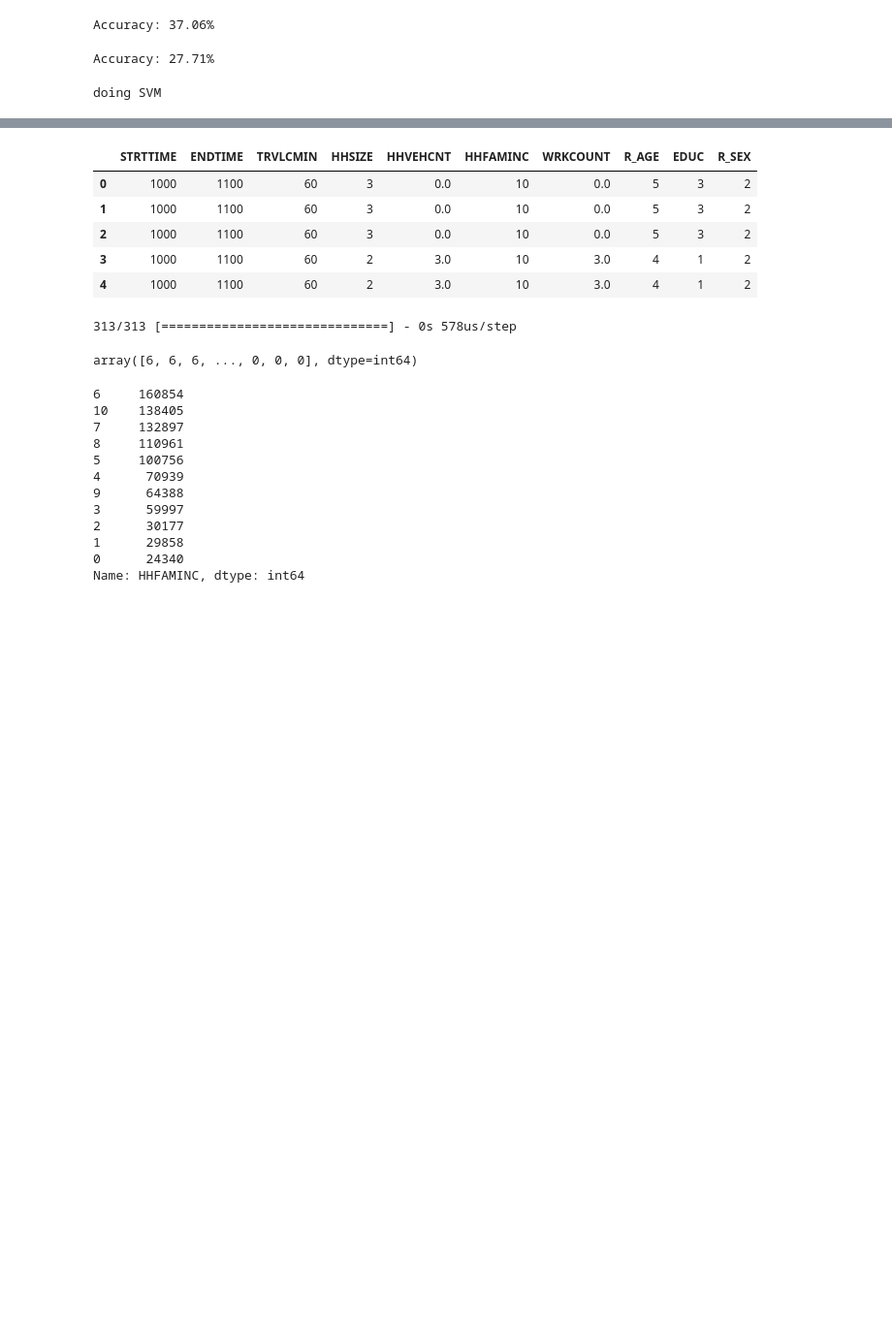
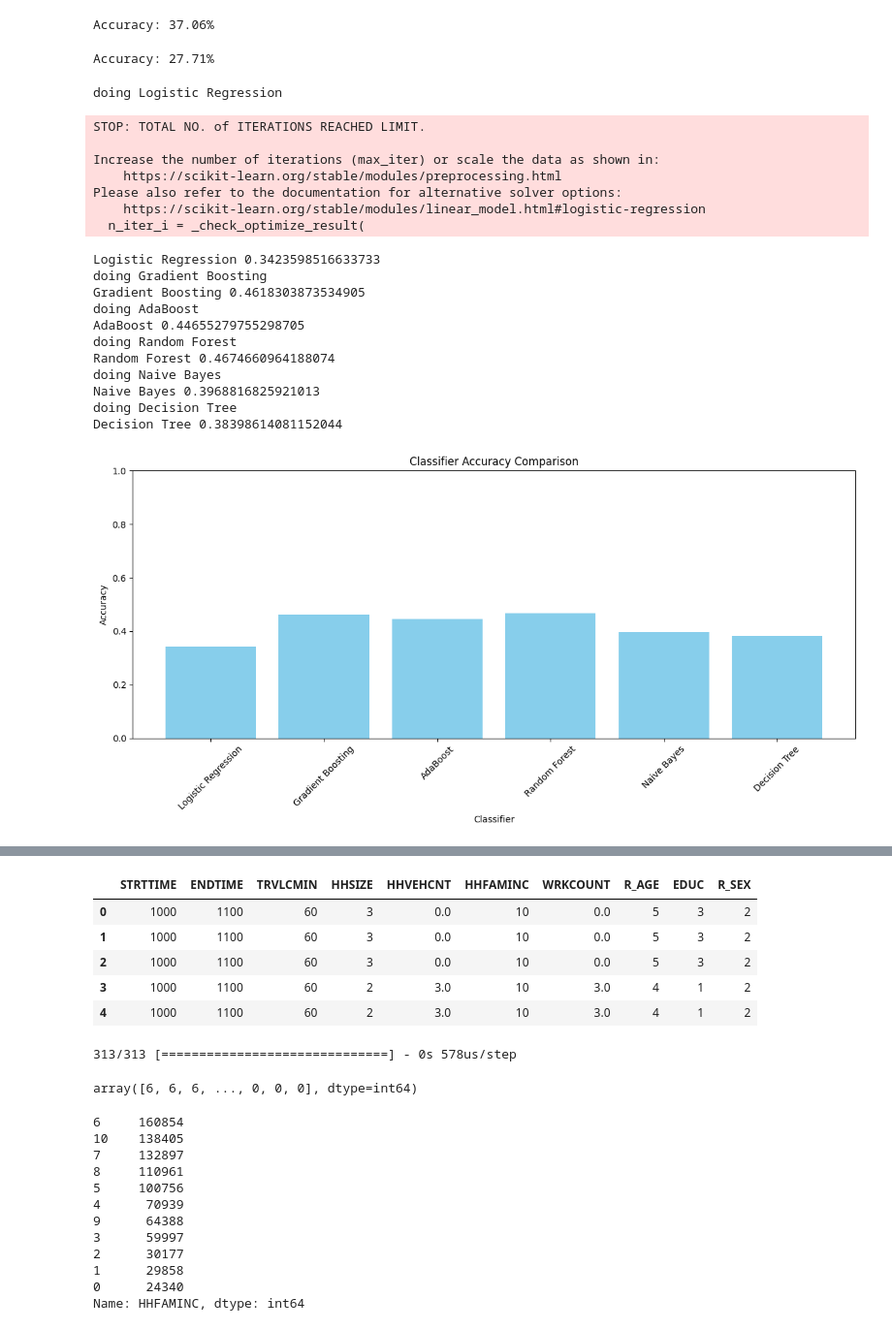
Before and after one commit to abuudarda/synthetic-population-simulation, a Jupyter notebook: Model/trainer_divided.ipynb, the cells around one changed output, grey strips where cells are left out. Shown at 97% size. Saved outputs shown, nothing was run; the diff lists cells and outputs as text; code cells hidden in the pictures; blank space fills up the shorter version.

```diff
--- a/Model/trainer_divided.ipynb
+++ b/Model/trainer_divided.ipynb
@@ -5,7 +5,7 @@ import pandas as pd
 file_path = "C:\\Users\\abubabu\\Documents\\GitHub\\synthetic-population-simulation\\NHTS Data Parser\\HH Data Parser\\trippub.csv"
 # df = pd.read_csv(file_path)
 
-columns_to_keep = ['TRPACCMP','HOUSEID', 'PERSONID',"STRTTIME","ENDTIME",'TRVLCMIN', 'R_SEX', 'R_AGE', 'WRKCOUNT','HHVEHCNT', 'HHSIZE','EDUC','WHYTRP1S','HHFAMINC']
+columns_to_keep = ['DWELTIME','HOUSEID', 'PERSONID',"STRTTIME","ENDTIME",'TRVLCMIN', 'R_SEX', 'WRKCOUNT','HHVEHCNT', 'HHSIZE','EDUC','WHYTRP1S','HHFAMINC']
 final_data = pd.read_csv(file_path,usecols=columns_to_keep)
 # %%
 def translateAge(age):
@@ -60,7 +60,7 @@ def translateTSum(ts):
     else : return 0
 # %%
 import datetime
-final_data['R_AGE'] = final_data.apply(lambda row: translateAge(row['R_AGE']), axis=1)
+# final_data['R_AGE'] = final_data.apply(lambda row: translateAge(row['R_AGE']), axis=1)
 # final_data['R_RACE'] = final_data.apply(lambda row: translateRace(row['R_RACE']), axis=1)
 final_data['HHFAMINC'] = final_data.apply(lambda row: translateInc(row['HHFAMINC']), axis=1)
 final_data['WHYTRP1S'] = final_data.apply(lambda row: translateTSum(row['WHYTRP1S']), axis=1)
@@ -134,6 +130,8 @@ array([[-1.11390705, -1.07630199, -0.50266214, ..., -0.1048354 ,
          0.54369188,  0.85813544]])
 # %%
 # Create the neural network model
+y_train_oh = tf.keras.utils.to_categorical(y_train, num_classes)
+y_test_oh = tf.keras.utils.to_categorical(y_test, num_classes)
 model = Sequential()
 model.add(Dense(64, input_dim=X_train_scaled.shape[1], activation='relu'))
 model.add(Dense(32, activation='relu'))
@@ -143,11 +141,11 @@ model.add(Dense(num_classes, activation='softmax'))
 model.compile(loss='categorical_crossentropy', optimizer='adam', metrics=['accuracy'])
 
 # Train the model
-model.fit(X_train_scaled, y_train, epochs=3, batch_size=32, validation_data=(X_test_scaled, y_test))
+model.fit(X_train_scaled, y_train_oh, epochs=5, batch_size=32, validation_data=(X_test_scaled, y_test_oh))
 # model.fit(X_train, y, epochs=3, batch_size=32, validation_split=0.2)
 
 # Evaluate the model
-loss, accuracy = model.evaluate(X_test_scaled, y_test)
+loss, accuracy = model.evaluate(X_test_scaled, y_test_oh)
 print("Test loss:", loss)
 print("Test accuracy:", accuracy)
 # %% [output]
@@ -201,54 +203,64 @@ import matplotlib.pyplot as plt
 from sklearn.svm import SVC
 from sklearn.neighbors import KNeighborsClassifier
 from sklearn.linear_model import LogisticRegression
 from sklearn.ensemble import GradientBoostingClassifier, AdaBoostClassifier, RandomForestClassifier
 from sklearn.naive_bayes import GaussianNB
 from sklearn.tree import DecisionTreeClassifier
 from sklearn.metrics import accuracy_score
 
 # Initialize classifiers
 classifiers = {
-    'SVM': SVC(),
-    'KNN': KNeighborsClassifier(),
+    # 'SVM': SVC(),
+    # 'KNN': KNeighborsClassifier(),
     'Logistic Regression': LogisticRegression(),
     'Gradient Boosting': GradientBoostingClassifier(),
     'AdaBoost': AdaBoostClassifier(),
     'Random Forest': RandomForestClassifier(),
     'Naive Bayes': GaussianNB(),
     'Decision Tree': DecisionTreeClassifier(),
 }
 y_train_oh = tf.keras.utils.to_categorical(y_train, num_classes)
 y_test_oh = tf.keras.utils.to_categorical(y_test, num_classes)
 # Train and evaluate each classifier
 accuracies = {}
 for clf_name, clf in classifiers.items():
     print('doing',clf_name)
-    if clf_name in ['Logistic Regression', 'SVM']:
+    # if clf_name in ['Logistic Regression', 'SVM','Gradient Boosting']:
         # For Logistic Regression and SVM, we use y_train and y_test without one-hot encoding
-        clf.fit(X_train, y_train)
-        y_pred = clf.predict(X_test)
-        accuracy = accuracy_score(y_test, y_pred)
-        accuracies[clf_name] = accuracy
-    else:
+    clf.fit(X_train, y_train)
+    y_pred = clf.predict(X_test)
+    accuracy = accuracy_score(y_test, y_pred)
+    accuracies[clf_name] = accuracy
+    # else:
 
-        # For other classifiers, we use y_train and y_test with one-hot encoding
-        clf.fit(X_train, y_train_oh)
-        y_pred = clf.predict(X_test)
-        y_pred = np.argmax(y_pred, axis=1)  # Convert one-hot encoded predictions back to 1D array
+    #     # For other classifiers, we use y_train and y_test with one-hot encoding
+    #     clf.fit(X_train, y_train_oh)
+    #     y_pred = clf.predict(X_test)
+    #     y_pred = np.argmax(y_pred, axis=1)  # Convert one-hot encoded predictions back to 1D array
 
-        accuracy = accuracy_score(y_test_oh, y_pred)
-        accuracies[clf_name] = accuracy
+    #     accuracy = accuracy_score(y_test_oh, y_pred)
+    #     accuracies[clf_name] = accuracy
     print(clf_name,accuracy)
 
 # Plot the accuracies in a graph
-plt.figure(figsize=(12, 6))
-plt.bar(accuracies.keys(), accuracies.values(), color='skyblue')
-plt.xlabel('Classifier')
-plt.ylabel('Accuracy')
-plt.title('Classifier Accuracy Comparison')
-plt.xticks(rotation=45)
-plt.ylim(0, 1)
-plt.tight_layout()
-plt.show()
 # %% [output]
-doing SVM
+doing Logistic Regression
+STOP: TOTAL NO. of ITERATIONS REACHED LIMIT.
+
+Increase the number of iterations (max_iter) or scale the data as shown in:
+    https://scikit-learn.org/stable/modules/preprocessing.html
+Please also refer to the documentation for alternative solver options:
+    https://scikit-learn.org/stable/modules/linear_model.html#logistic-regression
+  n_iter_i = _check_optimize_result(
+Logistic Regression 0.3423598516633733
+doing Gradient Boosting
+Gradient Boosting 0.4618303873534905
+doing AdaBoost
+AdaBoost 0.44655279755298705
+doing Random Forest
+Random Forest 0.4674660964188074
+doing Naive Bayes
+Naive Bayes 0.3968816825921013
+doing Decision Tree
+Decision Tree 0.38398614081152044
+[figure, added]
```
Also changed, not shown: parts of 5 cells of this notebook, 2 other files.
